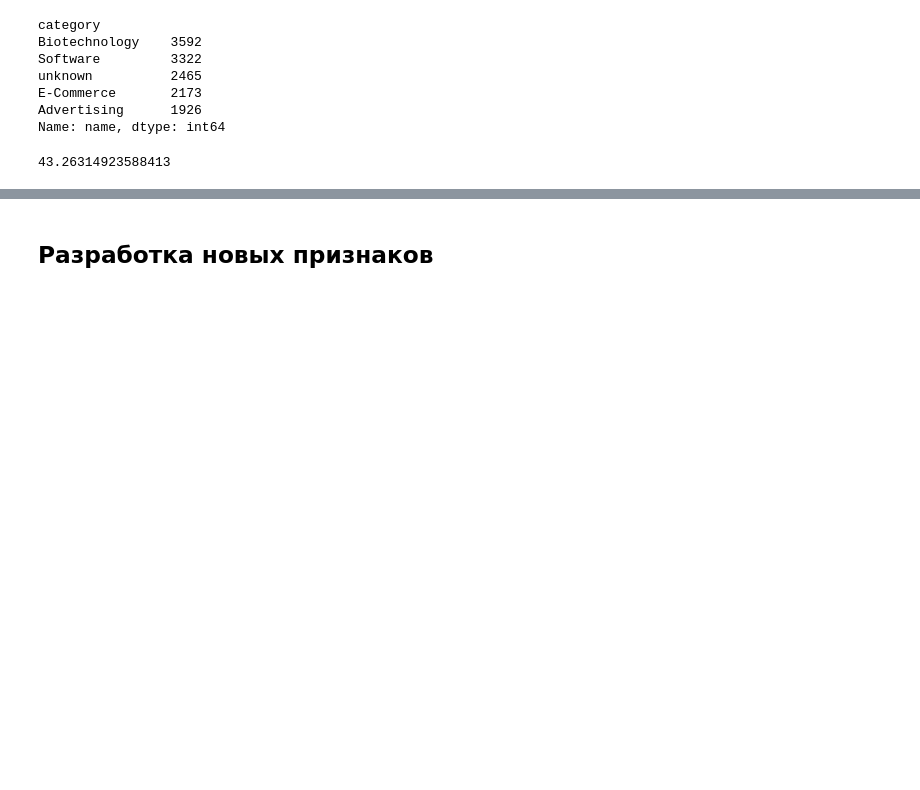
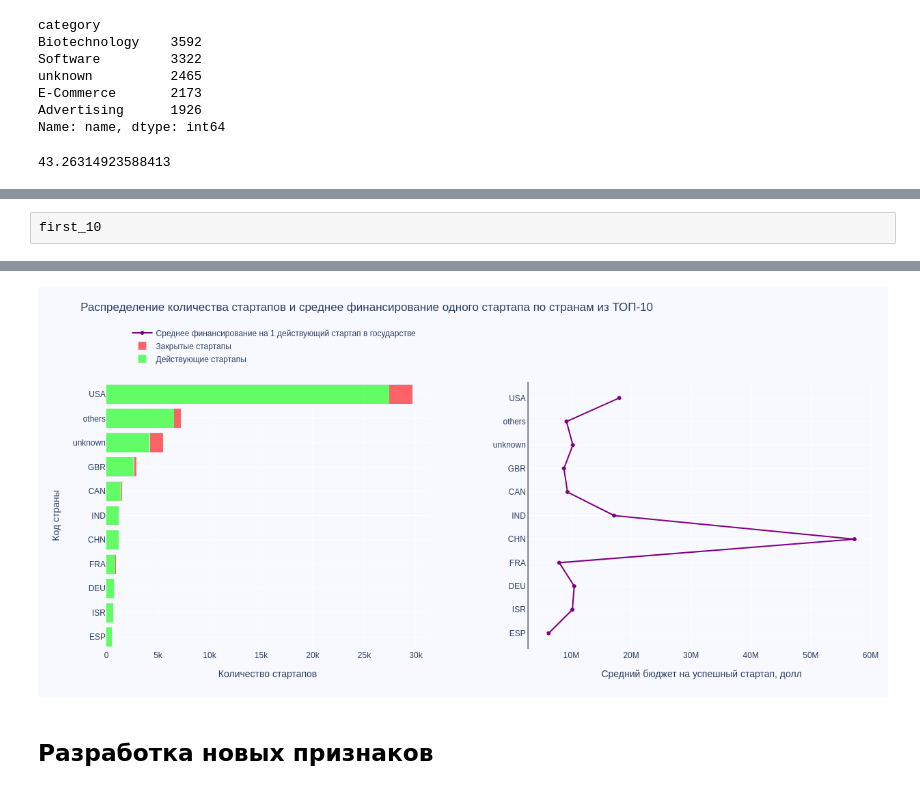
Before and after one commit to Ilya-Kokorin/good_startup, a Jupyter notebook: good_startup.ipynb, the cells around one changed output, grey strips where cells are left out. Drawn from its saved outputs; the diff is of its cells as text; code cells hidden in the pictures; blank space fills up the shorter version.

```diff
--- a/good_startup.ipynb
+++ b/good_startup.ipynb
@@ -662,0 +688,4 @@ temp.tail(10)['operating'].sum()*100/temp['operating'].sum()
+# %%
+first_10 = temp.sort_values(by=('name', 'operating'), ascending=False).head(10)
+last_125 = temp.sort_values(by=('name', 'operating'), ascending=False).tail(125)
+last_125.loc['others'] = last_125.sum(numeric_only=True)
@@ -662,0 +710,3 @@ temp.tail(10)['operating'].sum()*100/temp['operating'].sum()
+# %%
+others = last_125.iloc[-1]
+list(others)
@@ -662,0 +715,6 @@ temp.tail(10)['operating'].sum()*100/temp['operating'].sum()
+# %%
+cols = [['funding_total_usd', 'closed'], ['funding_total_usd', 'operating'], ['name', 'closed'], ['name', 'operating']]
+first_10 = pd.concat([first_10, pd.DataFrame([others])])
+# %%
+first_10 = first_10.sort_values(by=('name', 'operating'))
+first_10['usd_for_sturtup'] = first_10['funding_total_usd', 'operating'] / first_10['name', 'operating']
@@ -662,0 +758,54 @@ temp.tail(10)['operating'].sum()*100/temp['operating'].sum()
+# %% [raw]
+first_10
+# %%
+# Данные для графика
+x_1 = first_10['name']['operating']
+x_2 = first_10['name']['closed']
+x_3 = first_10['usd_for_sturtup']
+Y = first_10.index
+
+# Два подграфика
+fig = make_subplots(rows=1, cols=2, specs=[[{}, {}]], shared_xaxes=True, shared_yaxes=False, vertical_spacing=0.01)
+
+# Первый подграфик
+fig.add_trace(go.Bar(y=Y, x=x_1, name='Действующие стартапы', orientation='h', marker=dict(color='rgba(0, 255, 0, 0.6)')))
+fig.add_trace(go.Bar(y=Y, x=x_2, name='Закрытые стартапы', orientation='h', marker=dict(color='rgba(255, 0, 0, 0.6)')))
+fig.update_layout(barmode='stack', autosize = False, width = 950, height = 600, xaxis_title='Количество стартапов', yaxis_title='Код страны')
+
+# Второй подграфик
+fig.append_trace(go.Scatter(x=x_3, y=Y,
+                            mode='lines+markers',
+                            line_color='rgb(128, 0, 128)',
+                            name='Среднее финансирование на 1 действующий стартап в государстве'), 1, 2)
+
+fig.update_layout(
+    title=dict(text='Распределение количества стартапов и среднее финансирование одного стартапа по странам из ТОП-10'),
+    yaxis=dict(showgrid=True,
+               showline=False,
+               showticklabels=True,
+               domain=[0, 0.85]),
+
+    yaxis2=dict(showgrid=True,
+                showline=True,
+                showticklabels=True,
+                linecolor='rgba(102, 102, 102, 0.8)',
+                linewidth=2,
+                domain=[0, 0.85]),
+
+    xaxis=dict(zeroline=False,
+               showline=False,
+               showticklabels=True,
+               showgrid=True,
+               domain=[0, 0.42]),
+
+    xaxis2_title='Cредний бюджет на успешный стартап, долл',
+
+    legend=dict(x=0.029, y=1.038, font_size=12),
+    margin=dict(l=100, r=20, t=70, b=70),
+    paper_bgcolor='rgb(248, 248, 255)',
+    plot_bgcolor='rgb(248, 248, 255)')
+
+#fig.update_layout(xaxis2_title='Cредний бюджет на успешный стартап, долл')
+
+fig.show()
+# %% [output]
@@ -663,2 +813,3 @@ temp.tail(10)['operating'].sum()*100/temp['operating'].sum()
+[figure, added]
 # %% [markdown]
 ## Разработка новых признаков
```
Also changed, not shown: parts of 8 cells of this notebook.
